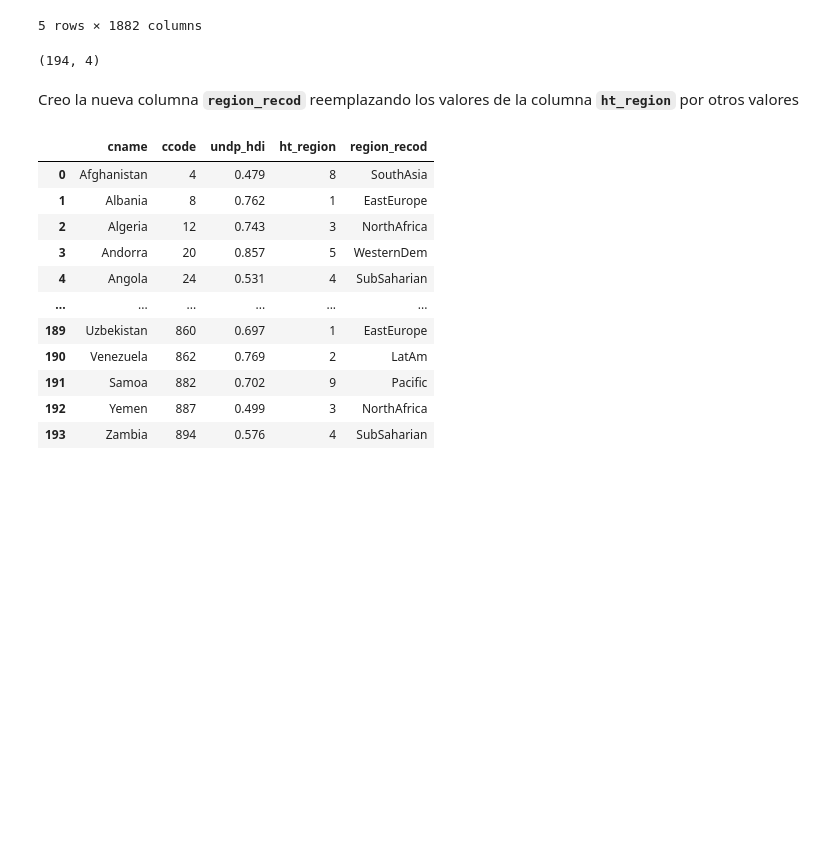
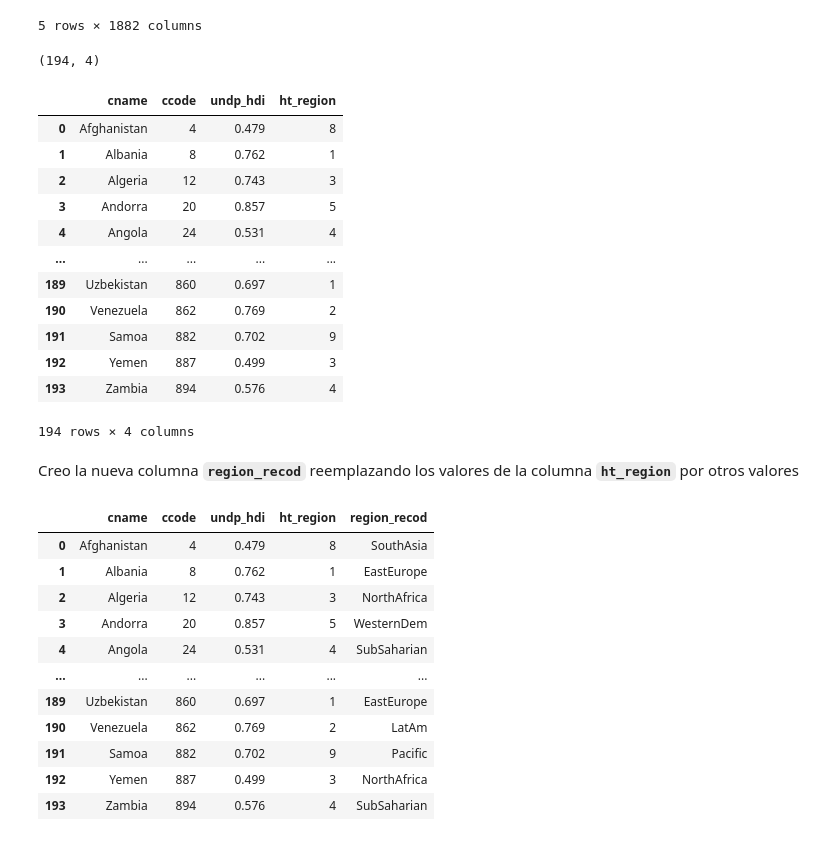
Before and after one commit to perezlino/desafio_latam_data_science, a Jupyter notebook: Resumen/numpy_y_pandas/17-agregar_una_nueva_columna.ipynb, the cells around one changed output. Cells and saved outputs as stored; diff of their text form; code cells hidden in the pictures; blank space fills up the shorter version.

```diff
--- a/Resumen/numpy_y_pandas/17-agregar_una_nueva_columna.ipynb
+++ b/Resumen/numpy_y_pandas/17-agregar_una_nueva_columna.ipynb
@@ -264,6 +266,22 @@ hdi_group = df.loc[:, ['cname', 'ccode', 'undp_hdi', 'ht_region']]
 hdi_group.shape
 # %% [output]
 (194, 4)
+# %%
+hdi_group
+# %% [output]
+|  | cname | ccode | undp_hdi | ht_region |
+| 0 | Afghanistan | 4 | 0.479 | 8 |
+| 1 | Albania | 8 | 0.762 | 1 |
+| 2 | Algeria | 12 | 0.743 | 3 |
+| 3 | Andorra | 20 | 0.857 | 5 |
+| 4 | Angola | 24 | 0.531 | 4 |
+| ... | ... | ... | ... | ... |
+| 189 | Uzbekistan | 860 | 0.697 | 1 |
+| 190 | Venezuela | 862 | 0.769 | 2 |
+| 191 | Samoa | 882 | 0.702 | 9 |
+| 192 | Yemen | 887 | 0.499 | 3 |
+| 193 | Zambia | 894 | 0.576 | 4 |
+194 rows × 4 columns
 # %% [markdown]
 Creo la nueva columna **`region_recod`** reemplazando los valores de la columna **`ht_region`** por otros valores
 # %%
```
Also changed, not shown: parts of 6 cells of this notebook.
